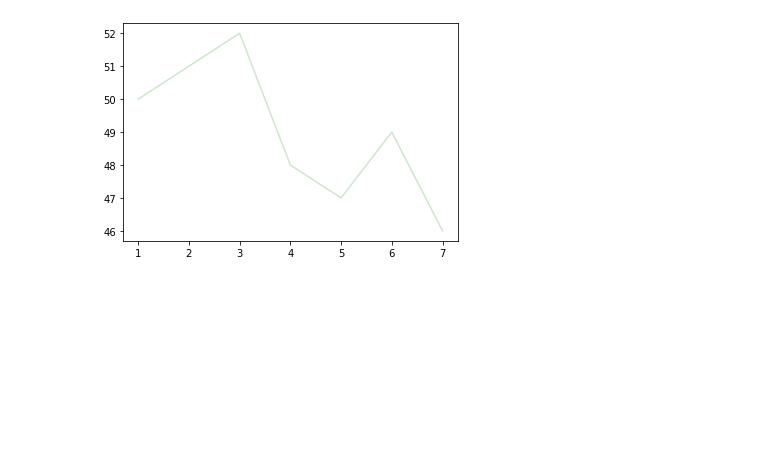
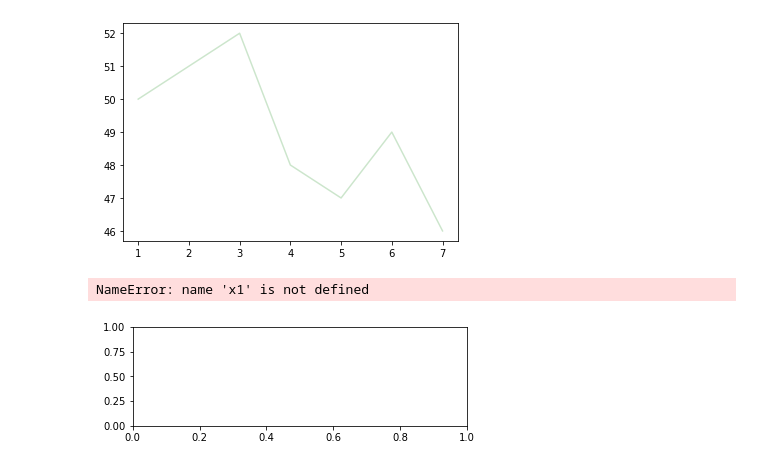
Before and after one commit to MevlutYildiz77/DataVisualiation, a Jupyter notebook: matplotlib.ipynb, the cells around one changed output. Drawn from its saved outputs; the diff is of its cells as text; code cells hidden in the pictures; blank space fills up the shorter version.

```diff
--- a/matplotlib.ipynb
+++ b/matplotlib.ipynb
@@ -91,3 +91,12 @@ plt.plot(x,y,color='green',alpha=0.2)
 # %% [output]
 [<matplotlib.lines.Line2D at 0x...>]
 [figure]
+# %%
+#Functional Method
+plt.subplot(2,1,1)
+plt.plot(x1, y1)
+plt.subplot(2,1,2)
+plt.plot(x2, x2)
+# %% [output]
+NameError: name 'x1' is not defined
+[figure, added]
```
Also changed, not shown: parts of 5 cells of this notebook.
